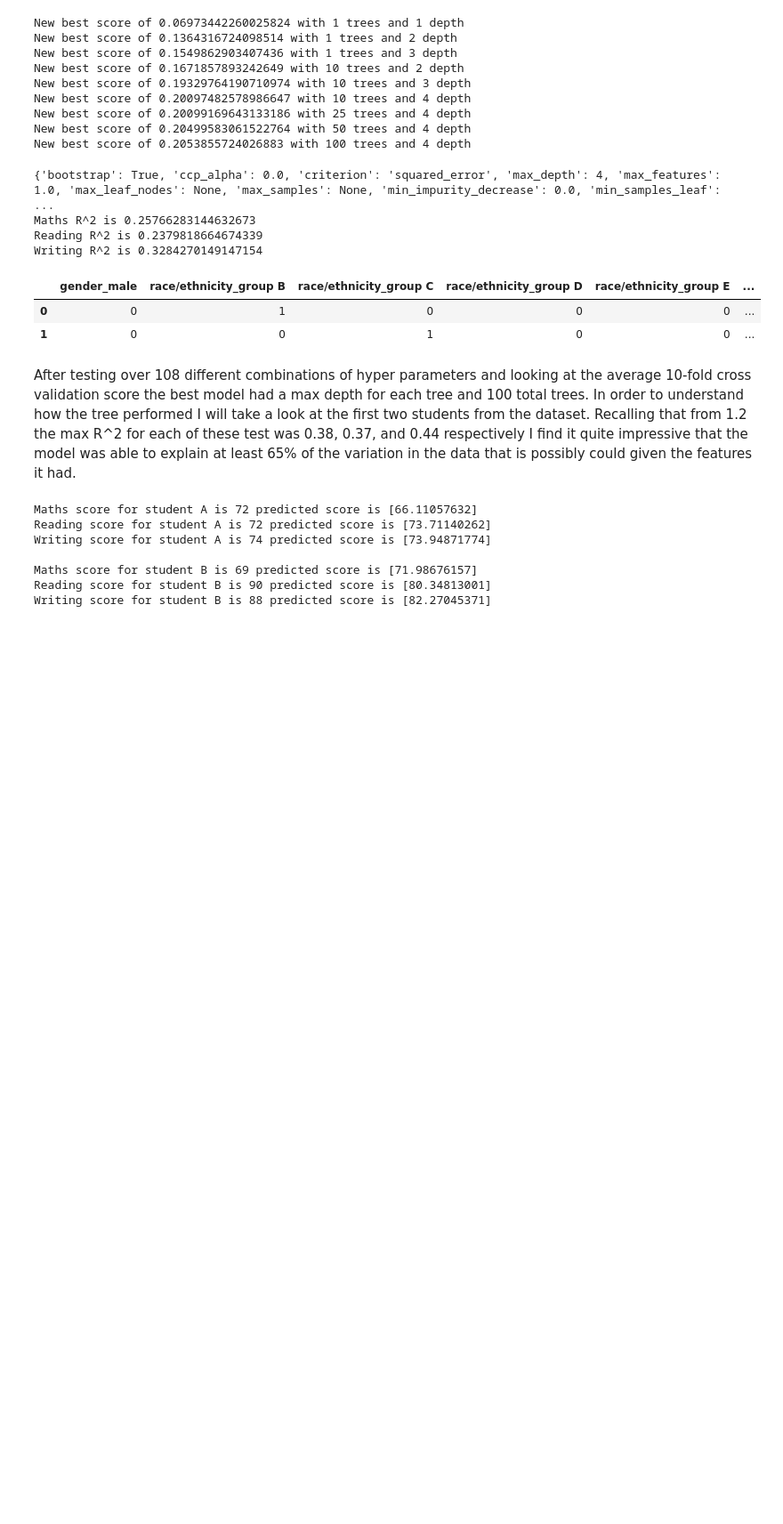
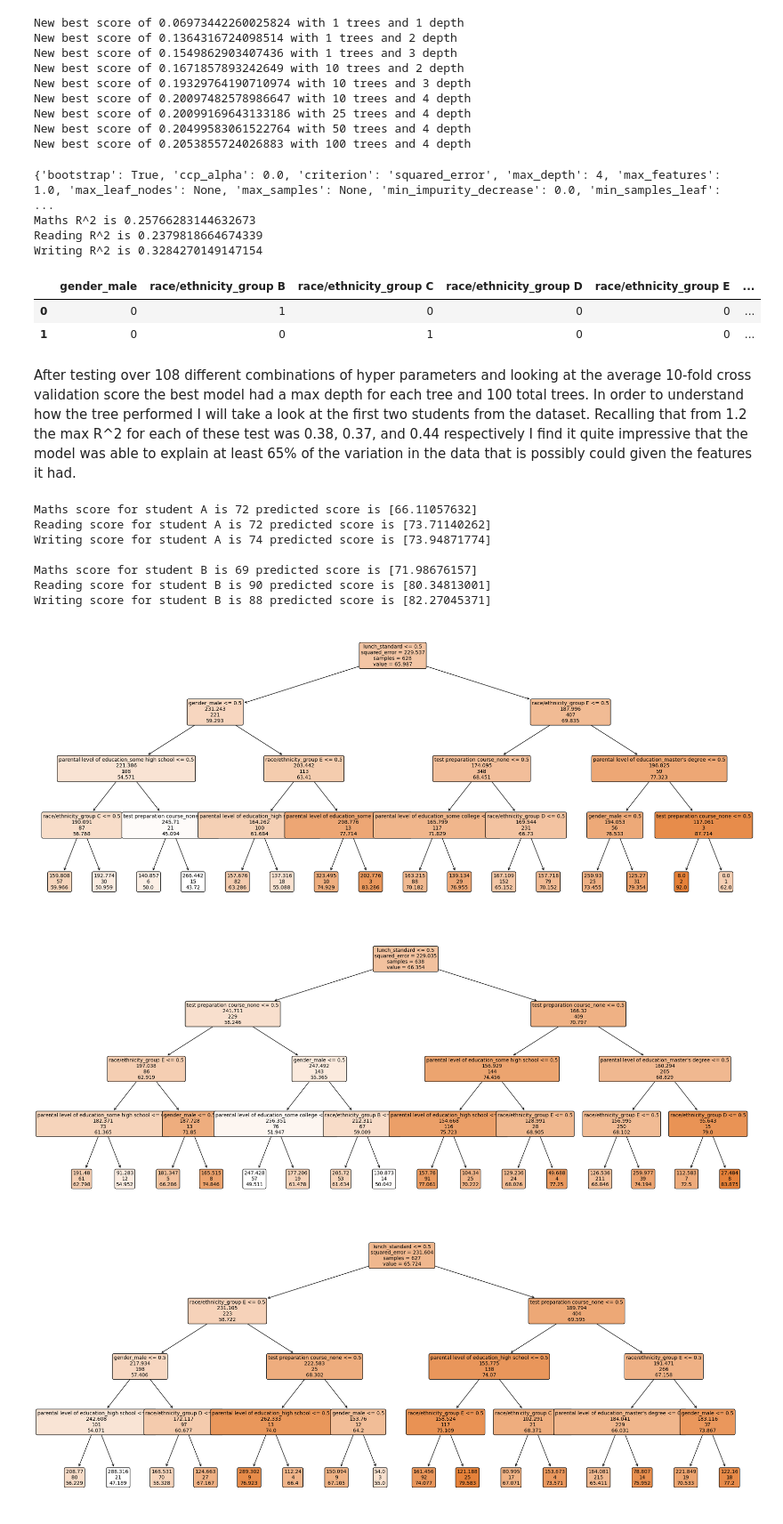
Before and after one commit to supersimple33/bias-study, a Jupyter notebook: main.ipynb, the cells around one changed output. Shown at 89% size. Drawn from its saved outputs; the diff is of its cells as text; code cells hidden in the pictures; blank space fills up the shorter version.

Commit message:
Model analysis

```diff
--- a/main.ipynb
+++ b/main.ipynb
@@ -295,20 +295,32 @@ After testing over 108 different combinations of hyper parameters and looking at
 # %%
 studentA = features.iloc[0]
 studentB = features.iloc[1]
 
 print("Maths score for student A is", df.iloc[0][tests[0]], "predicted score is", maths_model.predict([studentA]))
 print("Reading score for student A is", df.iloc[0][tests[1]], "predicted score is", reading_model.predict([studentA]))
 print("Writing score for student A is", df.iloc[0][tests[2]], "predicted score is", writing_model.predict([studentA]))
 print()
 print("Maths score for student B is", df.iloc[1][tests[0]], "predicted score is", maths_model.predict([studentB]))
 print("Reading score for student B is", df.iloc[1][tests[1]], "predicted score is", reading_model.predict([studentB]))
 print("Writing score for student B is", df.iloc[1][tests[2]], "predicted score is", writing_model.predict([studentB]))
+
+
+_, ax = plt.subplots(1, 1, figsize=(25, 10))
+plot_tree(maths_model.estimators_[0], feature_names=features.columns, filled=True, rounded=True, fontsize=10, max_depth=4, label="root", ax=ax)
+_, ax = plt.subplots(1, 1, figsize=(25, 10))
+plot_tree(maths_model.estimators_[1], feature_names=features.columns, filled=True, rounded=True, fontsize=10, max_depth=4, label="root", ax=ax)
+_, ax = plt.subplots(1, 1, figsize=(25, 10))
+plot_tree(maths_model.estimators_[2], feature_names=features.columns, filled=True, rounded=True, fontsize=10, max_depth=4, label="root", ax=ax)
+pass
 # %% [output]
 Maths score for student A is 72 predicted score is [66.11057632]
 Reading score for student A is 72 predicted score is [73.71140262]
 Writing score for student A is 74 predicted score is [73.94871774]
 
 Maths score for student B is 69 predicted score is [71.98676157]
 Reading score for student B is 90 predicted score is [80.34813001]
 Writing score for student B is 88 predicted score is [82.27045371]
+[figure, added]
+[figure, added]
+[figure, added]
 # %% [markdown]
```
Also changed, not shown: parts of 1 cell of this notebook.
